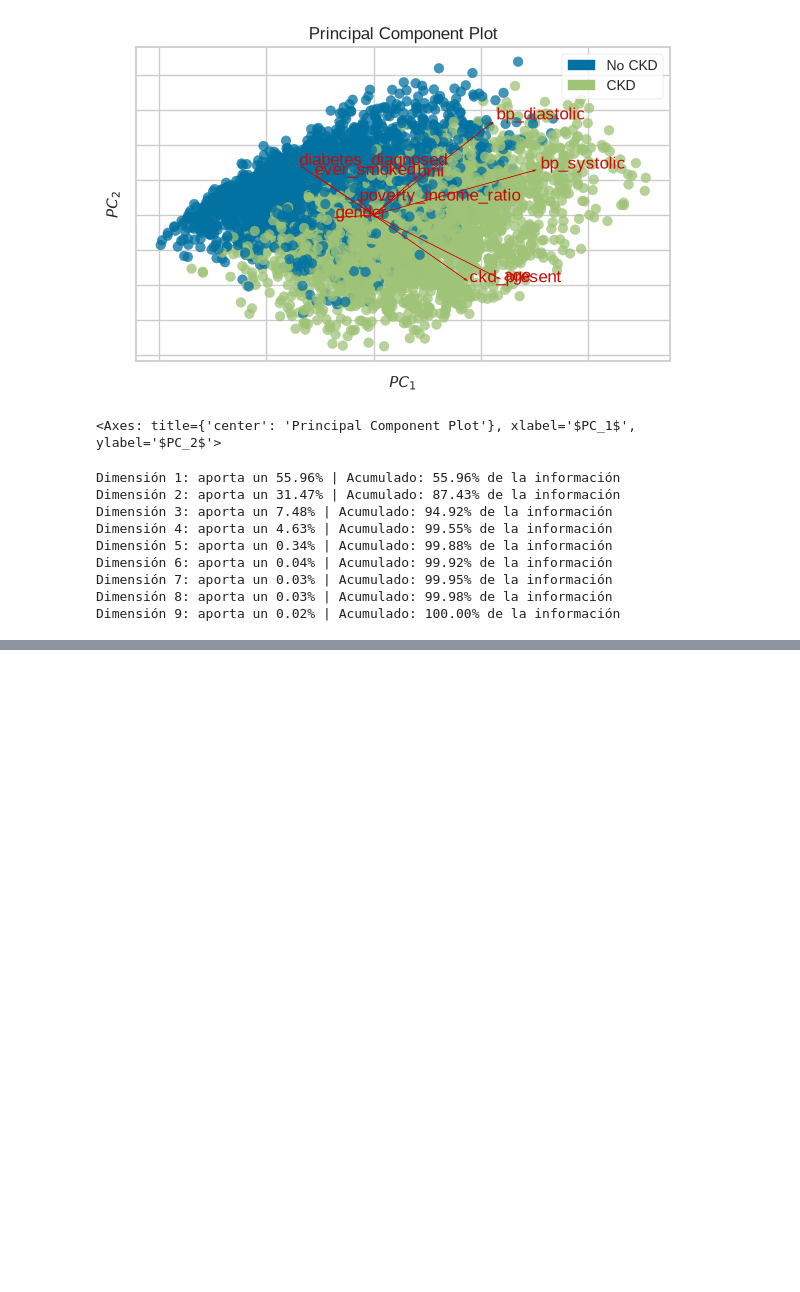
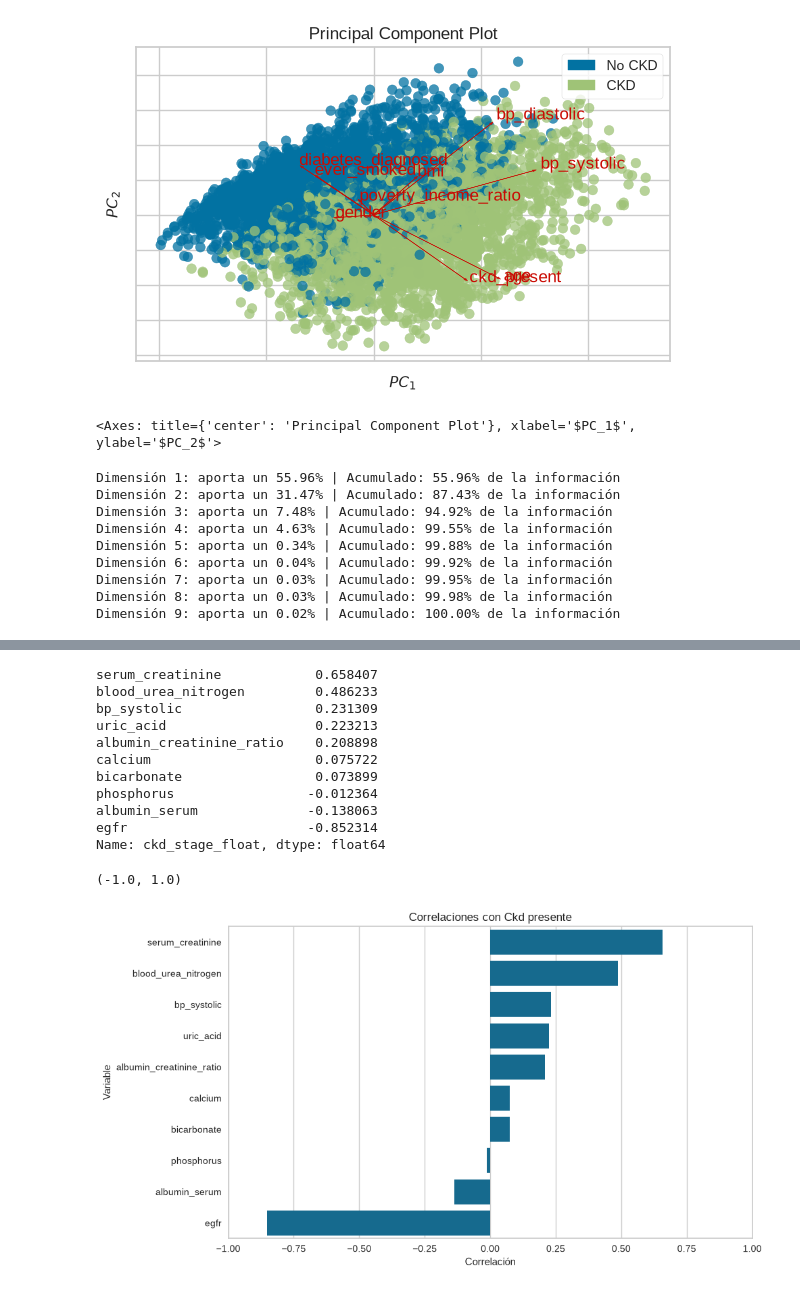
Before and after one commit to GonzaloManterola/Grupo27Ciencias, a Jupyter notebook: Main.ipynb, the cells around one changed output, grey strips where cells are left out. Cells and saved outputs as stored; diff of their text form; code cells hidden in the pictures; blank space fills up the shorter version.

```diff
--- a/Main.ipynb
+++ b/Main.ipynb
@@ -518,0 +558,47 @@ viz.show()
+# %%
+variable_objetivo = 'ckd_stage_float'
+mapped_ckd = Clean[features]
+mapped_ckd['ckd_stage_float'] = (Clean['ckd_stage']
+    .map({
+    "No CKD": -1.0,
+    "Stage 1 (Kidney Damage)": 1.0,
+    "Stage 2 (Mildly Decreased)": 2.0,
+    "Stage 3a (Mild-Moderate)": 3.0,
+    "Stage 3b (Moderate-Severe)": 4.0,
+    "Stage 4 (Severely Decreased)": 5.0,
+    "Stage 5 (Kidney Failure)": 6.0,
+    "Unknown": 0.0,
+}).astype(float))
+# Seleccionamos únicamente la columna de la variable elegida y la ordenamos de mayor a menor
+
+#Clean['ckd_stage'].head()
+tabla_correlacion = mapped_ckd.corr()[[variable_objetivo]].sort_values(by=variable_objetivo, ascending=False)
+
+
+tabla_correlacion = tabla_correlacion['ckd_stage_float'].drop('ckd_stage_float')
+
+#print(mapped_ckd['age'].value_counts(dropna=False))
+display(tabla_correlacion)
+
+plt.figure(figsize=(10, 6))
+plt.grid(True)
+sns.barplot(x=tabla_correlacion.values, y=tabla_correlacion.index)
+plt.title('Correlaciones con Ckd presente')
+plt.xlabel('Correlación')
+plt.ylabel('Variable')
+plt.xlim([-1, 1])
+#plt.show()
+# %% [output]
+serum_creatinine            0.658407
+blood_urea_nitrogen         0.486233
+bp_systolic                 0.231309
+uric_acid                   0.223213
+albumin_creatinine_ratio    0.208898
+calcium                     0.075722
+bicarbonate                 0.073899
+phosphorus                 -0.012364
+albumin_serum              -0.138063
+egfr                       -0.852314
+Name: ckd_stage_float, dtype: float64
+(-1.0, 1.0)
+[figure, added]
```
Also changed, not shown: parts of 17 cells of this notebook.
